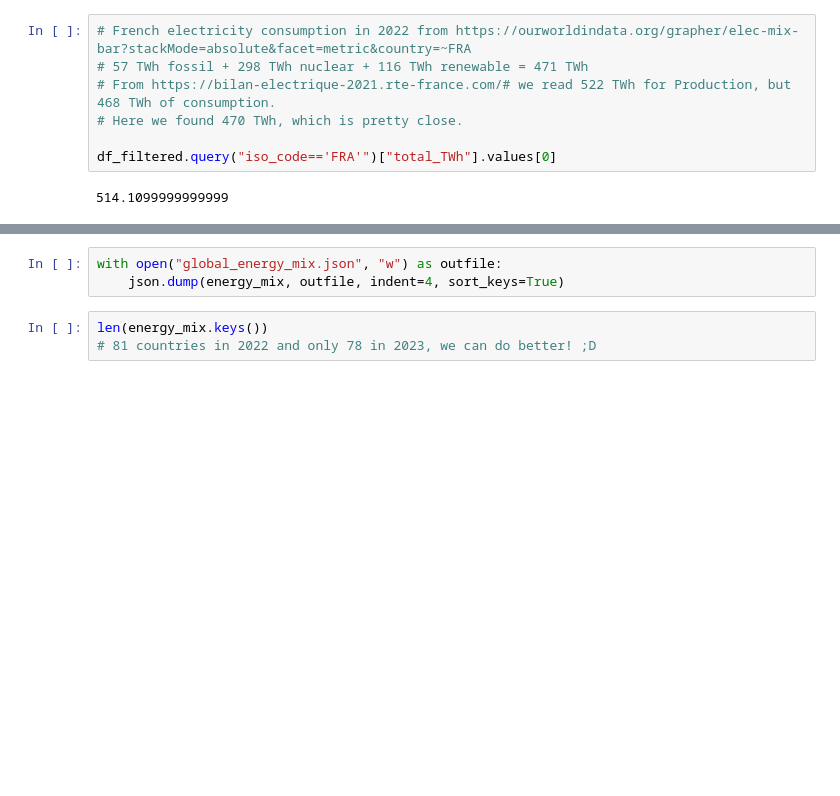
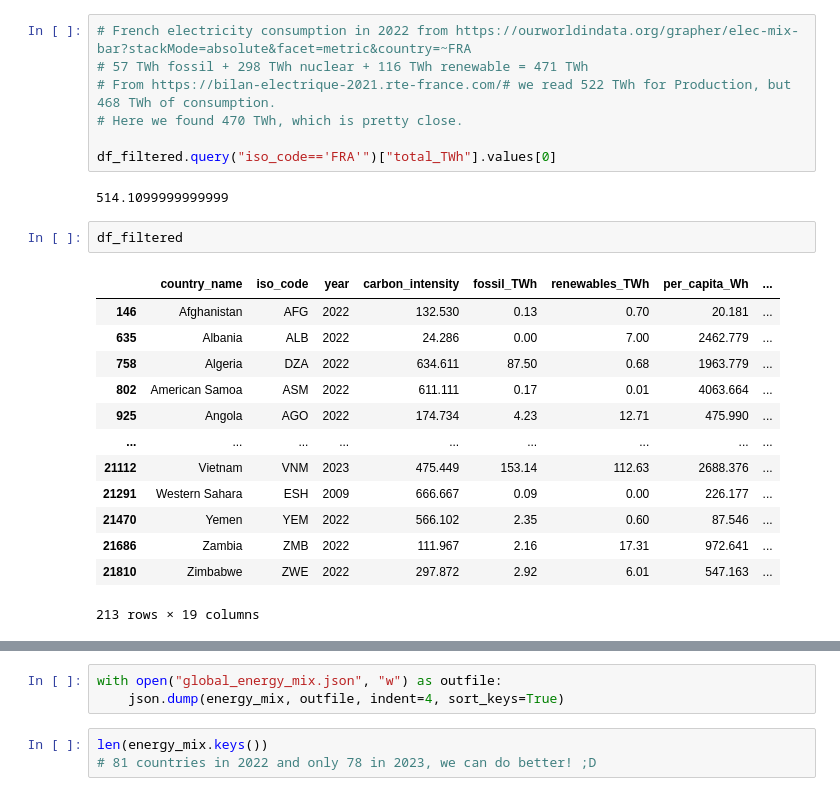
Before and after one commit to mlco2/codecarbon, a Jupyter notebook: codecarbon/data/private_infra/our_world_in_data.ipynb, the cells around one changed output, grey strips where cells are left out. Saved outputs shown, nothing was run; the diff lists cells and outputs as text; blank space fills up the shorter version.

```diff
--- a/codecarbon/data/private_infra/our_world_in_data.ipynb
+++ b/codecarbon/data/private_infra/our_world_in_data.ipynb
@@ -143,6 +142,22 @@ RTE Production
 df_filtered.query("iso_code=='FRA'")["total_TWh"].values[0]
 # %% [output]
 514.1099999999999
+# %%
+df_filtered
+# %% [output]
+|  | country_name | iso_code | year | carbon_intensity | fossil_TWh | renewables_TWh | per_capita_Wh | ... |
+| 146 | Afghanistan | AFG | 2022 | 132.530 | 0.13 | 0.70 | 20.181 | ... |
+| 635 | Albania | ALB | 2022 | 24.286 | 0.00 | 7.00 | 2462.779 | ... |
+| 758 | Algeria | DZA | 2022 | 634.611 | 87.50 | 0.68 | 1963.779 | ... |
+| 802 | American Samoa | ASM | 2022 | 611.111 | 0.17 | 0.01 | 4063.664 | ... |
+| 925 | Angola | AGO | 2022 | 174.734 | 4.23 | 12.71 | 475.990 | ... |
+| ... | ... | ... | ... | ... | ... | ... | ... | ... |
+| 21112 | Vietnam | VNM | 2023 | 475.449 | 153.14 | 112.63 | 2688.376 | ... |
+| 21291 | Western Sahara | ESH | 2009 | 666.667 | 0.09 | 0.00 | 226.177 | ... |
+| 21470 | Yemen | YEM | 2022 | 566.102 | 2.35 | 0.60 | 87.546 | ... |
+| 21686 | Zambia | ZMB | 2022 | 111.967 | 2.16 | 17.31 | 972.641 | ... |
+| 21810 | Zimbabwe | ZWE | 2022 | 297.872 | 2.92 | 6.01 | 547.163 | ... |
+213 rows × 19 columns
 # %%
 energy_mix = {}
 missings = []
```
Also changed, not shown: parts of 13 cells of this notebook, 1 other file.
